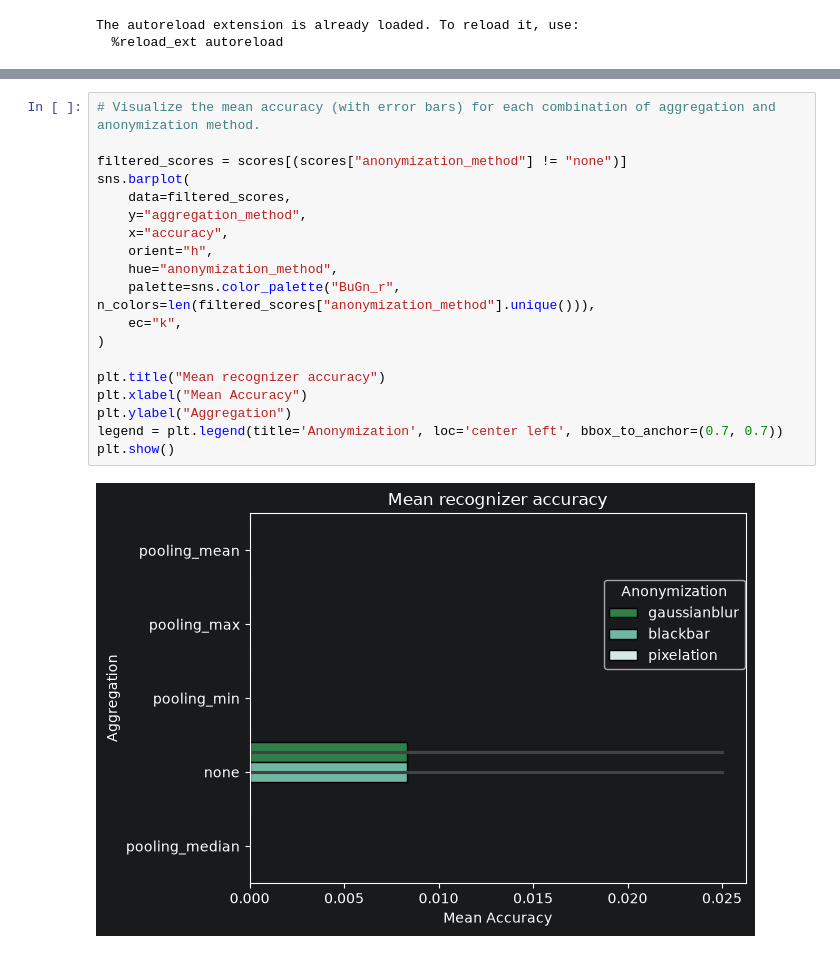
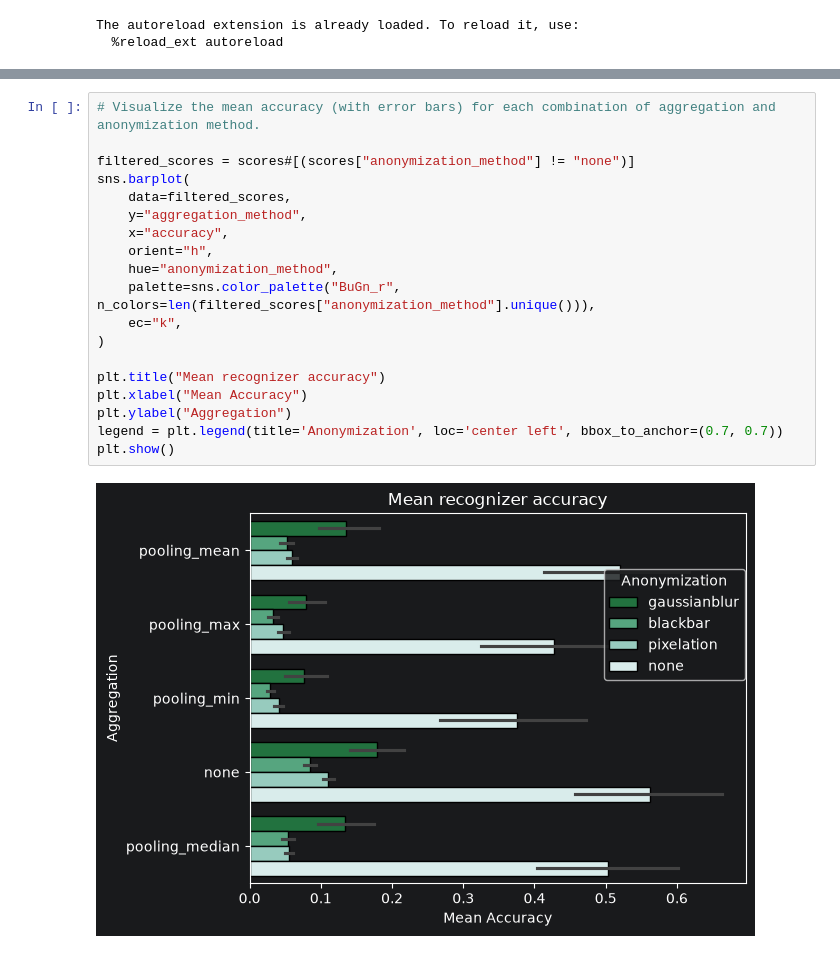
Before and after one commit to wagpa/meles, a Jupyter notebook: src/notebooks/03_visualization.ipynb, the cells around one changed output, grey strips where cells are left out. Cells and saved outputs as stored; diff of their text form.

```diff
--- a/src/notebooks/03_visualization.ipynb
+++ b/src/notebooks/03_visualization.ipynb
@@ -56,24 +56,24 @@ scores
 # %%
 # Visualize the mean accuracy (with error bars) for each combination of aggregation and anonymization method.
 
-filtered_scores = scores[(scores["anonymization_method"] != "none")]
+filtered_scores = scores#[(scores["anonymization_method"] != "none")]
 sns.barplot(
     data=filtered_scores,
     y="aggregation_method",
     x="accuracy",
     orient="h",
     hue="anonymization_method",
     palette=sns.color_palette("BuGn_r", n_colors=len(filtered_scores["anonymization_method"].unique())),
     ec="k",
 )
 
 plt.title("Mean recognizer accuracy")
 plt.xlabel("Mean Accuracy")
 plt.ylabel("Aggregation")
 legend = plt.legend(title='Anonymization', loc='center left', bbox_to_anchor=(0.7, 0.7))
 plt.show()
 # %% [output]
-[figure, old version]
+[figure, new version]
 # %%
 # Visualize the mean accuracy (with error bars) for each aggregation method without anonymization.
 
```
Also changed, not shown: parts of 2 cells of this notebook, 4 other files.
